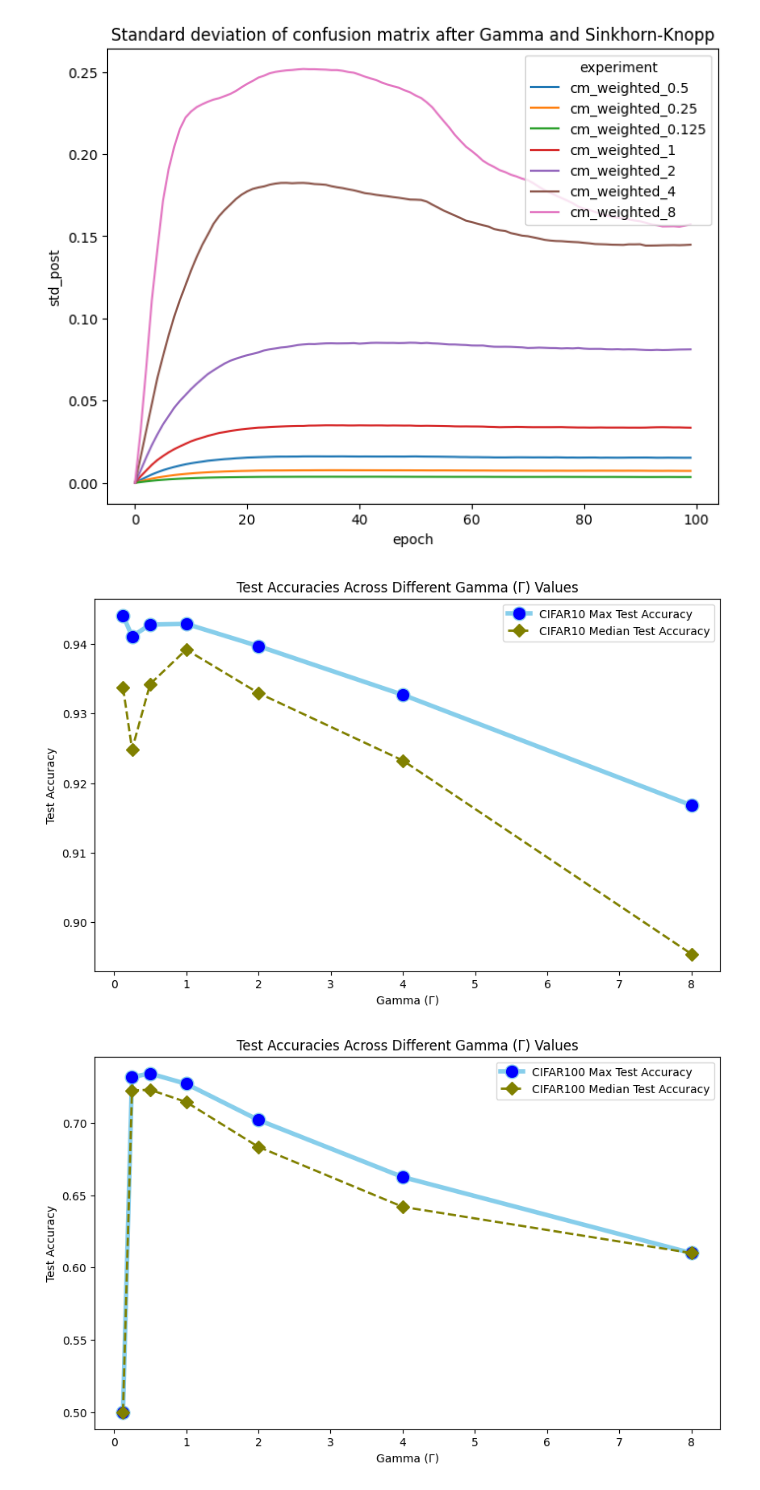
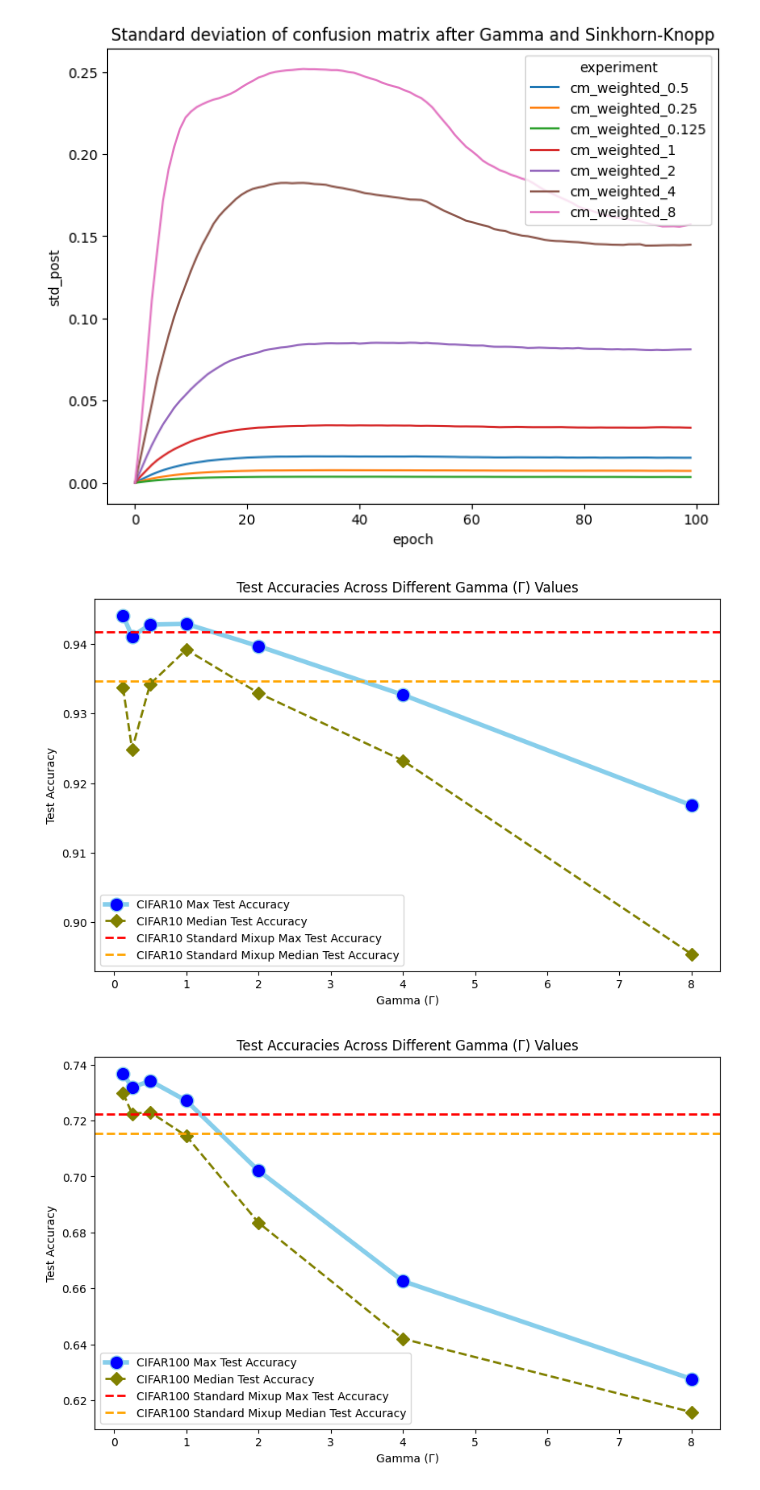
Before and after one commit to Maruf001/78-final-project, a Jupyter notebook: tucker_analysis.ipynb, the cells around one changed output. Saved outputs shown, nothing was run; the diff lists cells and outputs as text; code cells hidden in the pictures.

Commit message:
test runs for cifar100 mixup with no gamma growth

```diff
--- a/tucker_analysis.ipynb
+++ b/tucker_analysis.ipynb
@@ -205,8 +204,8 @@ gamma_data = {
     'Gamma': [0.125, 0.25, 0.5, 1, 2, 4, 8],
     'CIFAR10 Max Test Accuracy': [0.9441, 0.9411, 0.9428, 0.9429, 0.9397, 0.9327, 0.9168],
     'CIFAR10 Median Test Accuracy': [0.93370, 0.92485, 0.93425, 0.93920, 0.93295, 0.92325, 0.89540],
-    'CIFAR100 Max Test Accuracy': [0.5, 0.7318, 0.7342, 0.7271, 0.7021, 0.6626, 0.61],
-    'CIFAR100 Median Test Accuracy': [0.5, 0.72245, 0.72300, 0.71450, 0.68350, 0.64200, 0.61]
+    'CIFAR100 Max Test Accuracy': [0.7368, 0.7318, 0.7342, 0.7271, 0.7021, 0.6626, 0.6276],
+    'CIFAR100 Median Test Accuracy': [0.72980, 0.72245, 0.72300, 0.71450, 0.68350, 0.64200, 0.61575]
 }
 
 gamma_df = pd.DataFrame(gamma_data)
@@ -215,6 +214,9 @@ gamma_df = pd.DataFrame(gamma_data)
 plt.figure(figsize=(10, 6))
 plt.plot('Gamma', 'CIFAR10 Max Test Accuracy', data=gamma_df, marker='o', markerfacecolor='blue', markersize=12, color='skyblue', linewidth=4, label='CIFAR10 Max Test Accuracy')
 plt.plot('Gamma', 'CIFAR10 Median Test Accuracy', data=gamma_df, marker='D', markersize=8, color='olive', linewidth=2, linestyle='dashed', label="CIFAR10 Median Test Accuracy")
+plt.axhline(y=.9417, color='red', linestyle='--', linewidth=2, label='CIFAR10 Standard Mixup Max Test Accuracy')
+plt.axhline(y=.9347, color='orange', linestyle='--', linewidth=2, label='CIFAR10 Standard Mixup Median Test Accuracy')
+
 
 plt.legend()
 plt.title('Test Accuracies Across Different Gamma (Γ) Values')
@@ -223,22 +225,24 @@ plt.ylabel('Test Accuracy')
 # plt.grid(True)
 plt.show()
 # %% [output]
-[figure, old version]
+[figure, new version]
 # %%
 
 gamma_df = pd.DataFrame(gamma_data)
 
 # Plotting
 plt.figure(figsize=(10, 6))
 
 plt.plot('Gamma', 'CIFAR100 Max Test Accuracy', data=gamma_df, marker='o', markerfacecolor='blue', markersize=12, color='skyblue', linewidth=4, label='CIFAR100 Max Test Accuracy')
 plt.plot('Gamma', 'CIFAR100 Median Test Accuracy', data=gamma_df, marker='D', markersize=8, color='olive', linewidth=2, linestyle='dashed', label="CIFAR100 Median Test Accuracy")
+plt.axhline(y=.7222, color='red', linestyle='--', linewidth=2, label='CIFAR100 Standard Mixup Max Test Accuracy')
+plt.axhline(y=.71545, color='orange', linestyle='--', linewidth=2, label='CIFAR100 Standard Mixup Median Test Accuracy')
 
 plt.legend()
 plt.title('Test Accuracies Across Different Gamma (Γ) Values')
 plt.xlabel('Gamma (Γ)')
 plt.ylabel('Test Accuracy')
 # plt.grid(True)
 plt.show()
 # %% [output]
-[figure, old version]
+[figure, new version]
```
Also changed, not shown: parts of 6 cells of this notebook, 1 other file.
